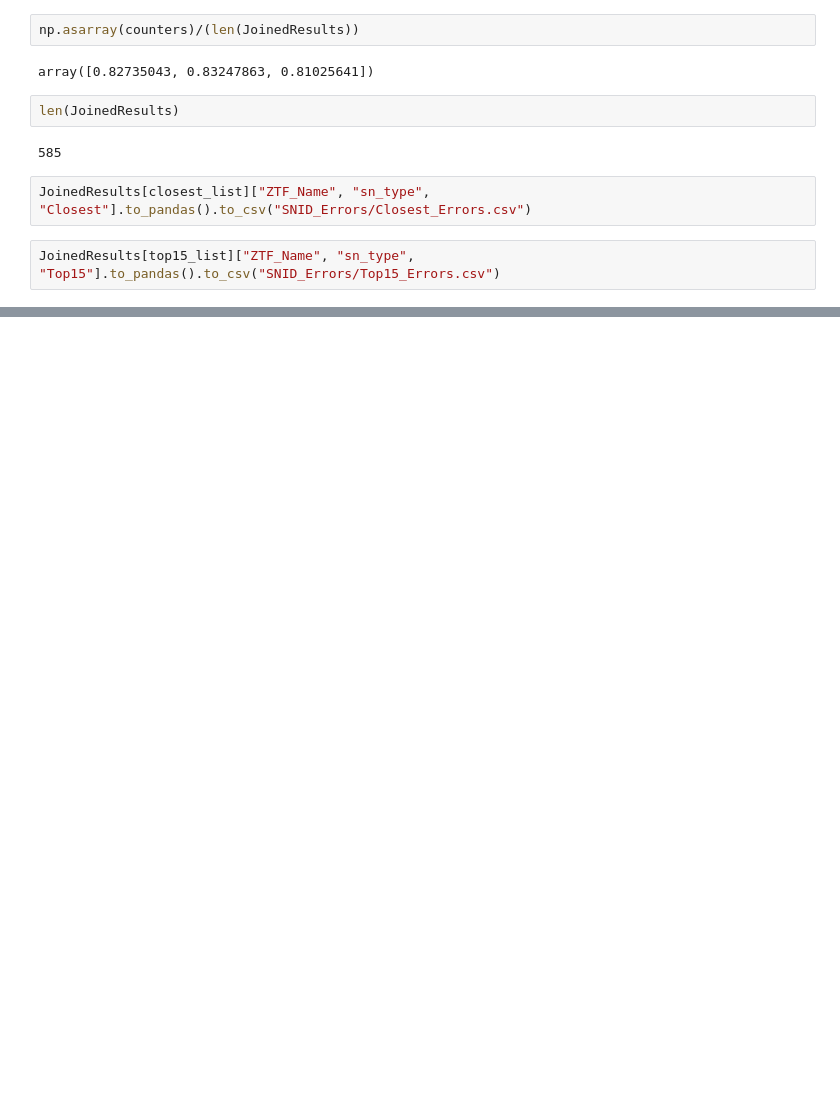
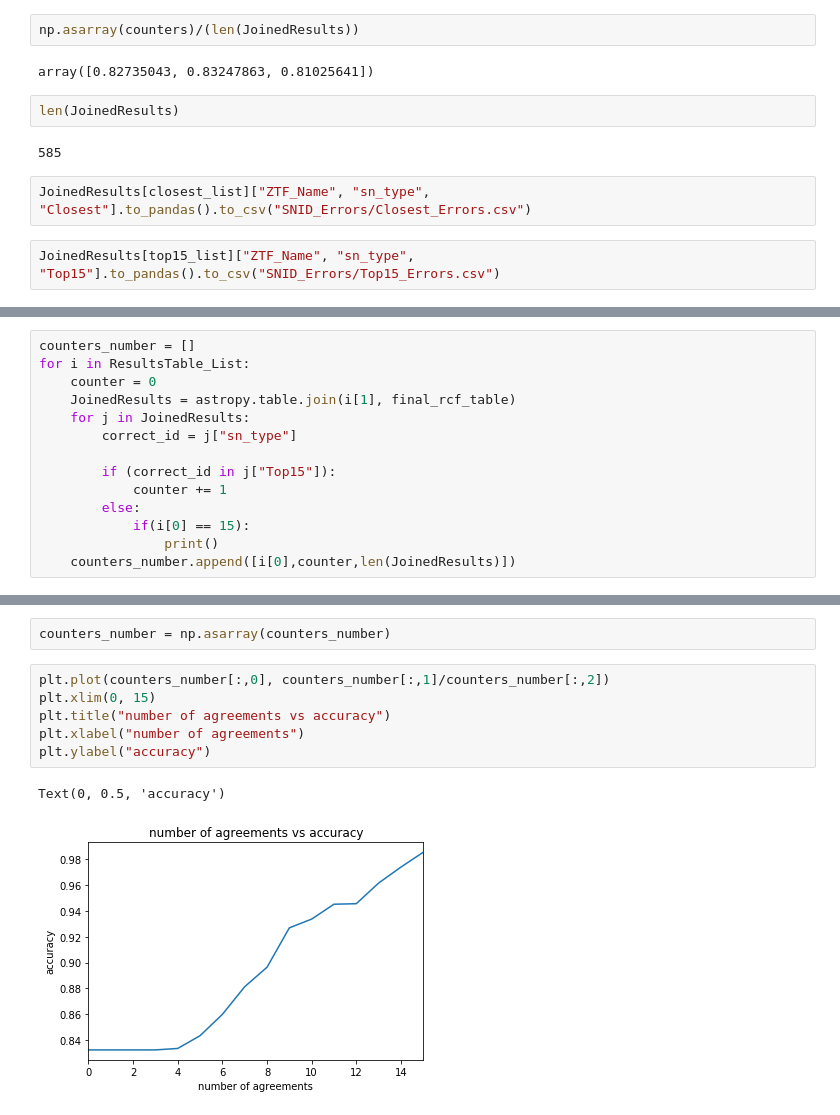
Before and after one commit to Hallflower20/supernova-spectrum-analysis, a Jupyter notebook: Analyzing_SNID.ipynb, the cells around one changed output, grey strips where cells are left out. Drawn from its saved outputs; the diff is of its cells as text; blank space fills up the shorter version.

```diff
--- a/Analyzing_SNID.ipynb
+++ b/Analyzing_SNID.ipynb
@@ -177,0 +278,14 @@ JoinedResults[top15_list]["ZTF_Name", "sn_type", "Good"].to_pandas().to_csv("SNI
+# %%
+counters_number = []
+for i in ResultsTable_List:
+    counter = 0
+    JoinedResults = astropy.table.join(i[1], final_rcf_table)
+    for j in JoinedResults:
+        correct_id = j["sn_type"]
+
+        if (correct_id in j["Top15"]):
+            counter += 1
+        else:
+            if(i[0] == 15):
+                print()
+    counters_number.append([i[0],counter,len(JoinedResults)])
@@ -177,0 +302,11 @@ JoinedResults[top15_list]["ZTF_Name", "sn_type", "Good"].to_pandas().to_csv("SNI
+# %%
+counters_number = np.asarray(counters_number)
+# %%
+plt.plot(counters_number[:,0], counters_number[:,1]/counters_number[:,2])
+plt.xlim(0, 15)
+plt.title("number of agreements vs accuracy")
+plt.xlabel("number of agreements")
+plt.ylabel("accuracy")
+# %% [output]
+Text(0, 0.5, 'accuracy')
+[figure, added]
```
Also changed, not shown: parts of 27 cells of this notebook, 4 other files.
